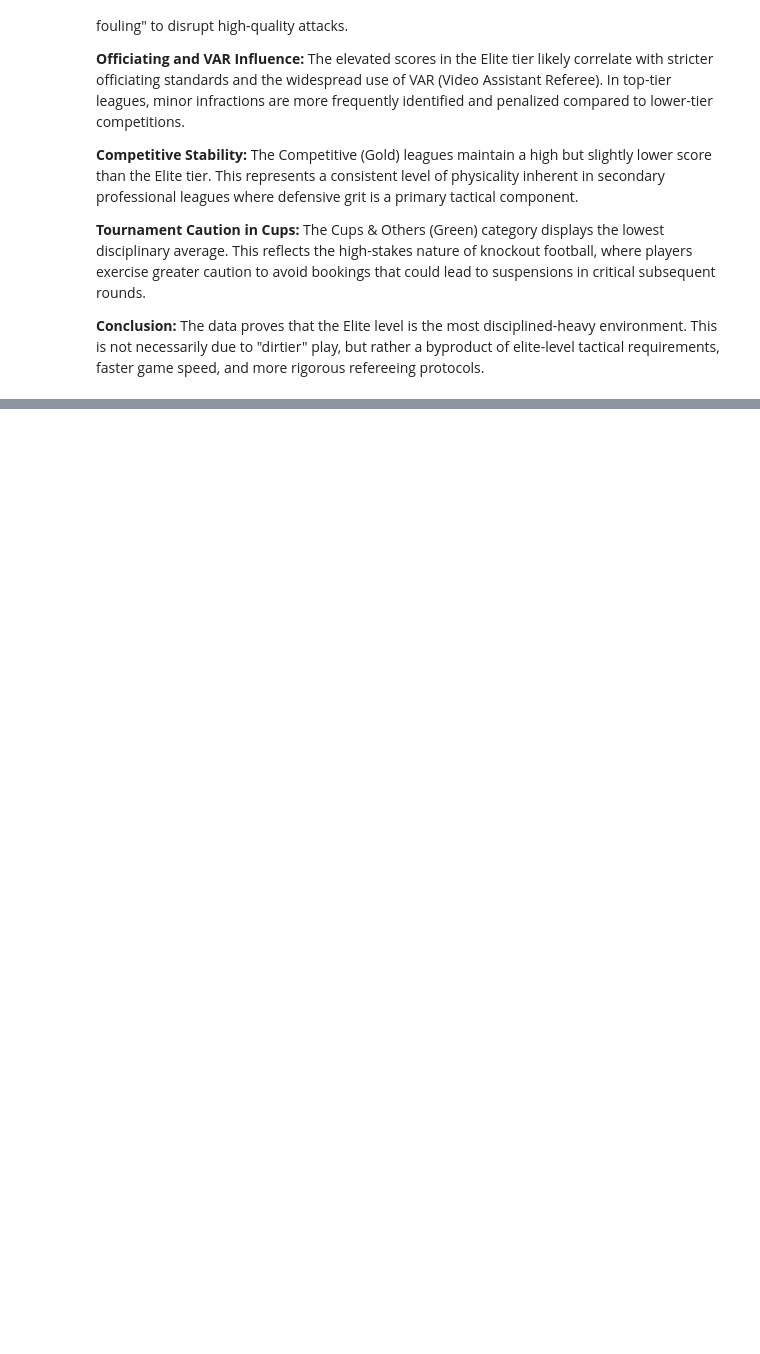
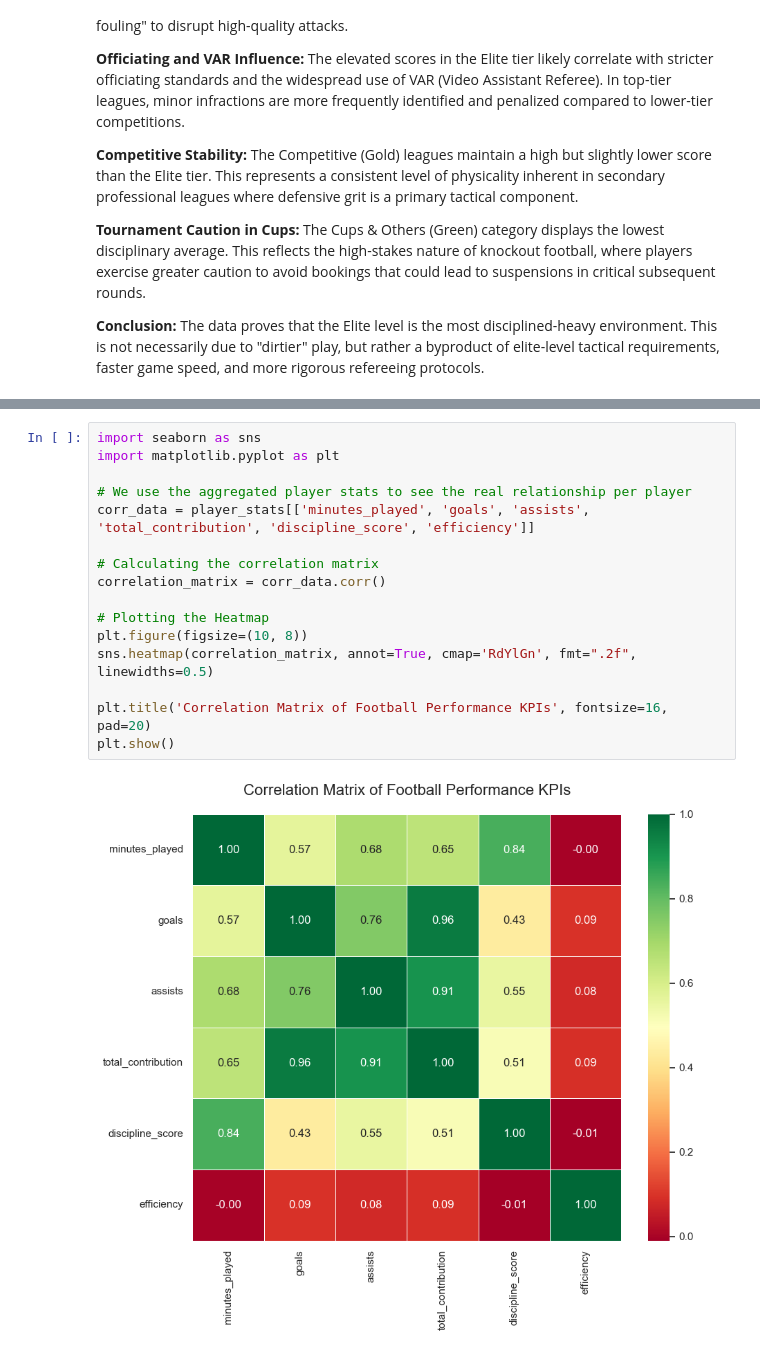
Before and after one commit to EnesPircek/Football-Player-Performance-Analysis, a Jupyter notebook: Python_and_SQL_Project.ipynb, the cells around one changed output, grey strips where cells are left out. Saved outputs shown, nothing was run; the diff lists cells and outputs as text; blank space fills up the shorter version.

Commit message:
add KPI correlation matrix and detailed efficiency analysis

```diff
--- a/Python_and_SQL_Project.ipynb
+++ b/Python_and_SQL_Project.ipynb
@@ -963,0 +973,18 @@ This analysis evaluates the "Aggressiveness" of play across different tiers by c
+# %%
+import seaborn as sns
+import matplotlib.pyplot as plt
+
+# We use the aggregated player stats to see the real relationship per player
+corr_data = player_stats[['minutes_played', 'goals', 'assists', 'total_contribution', 'discipline_score', 'efficiency']]
+
+# Calculating the correlation matrix
+correlation_matrix = corr_data.corr()
+
+# Plotting the Heatmap
+plt.figure(figsize=(10, 8))
+sns.heatmap(correlation_matrix, annot=True, cmap='RdYlGn', fmt=".2f", linewidths=0.5)
+
+plt.title('Correlation Matrix of Football Performance KPIs', fontsize=16, pad=20)
+plt.show()
+# %% [output]
+[figure, added]
```
Also changed, not shown: parts of 2 cells of this notebook.
